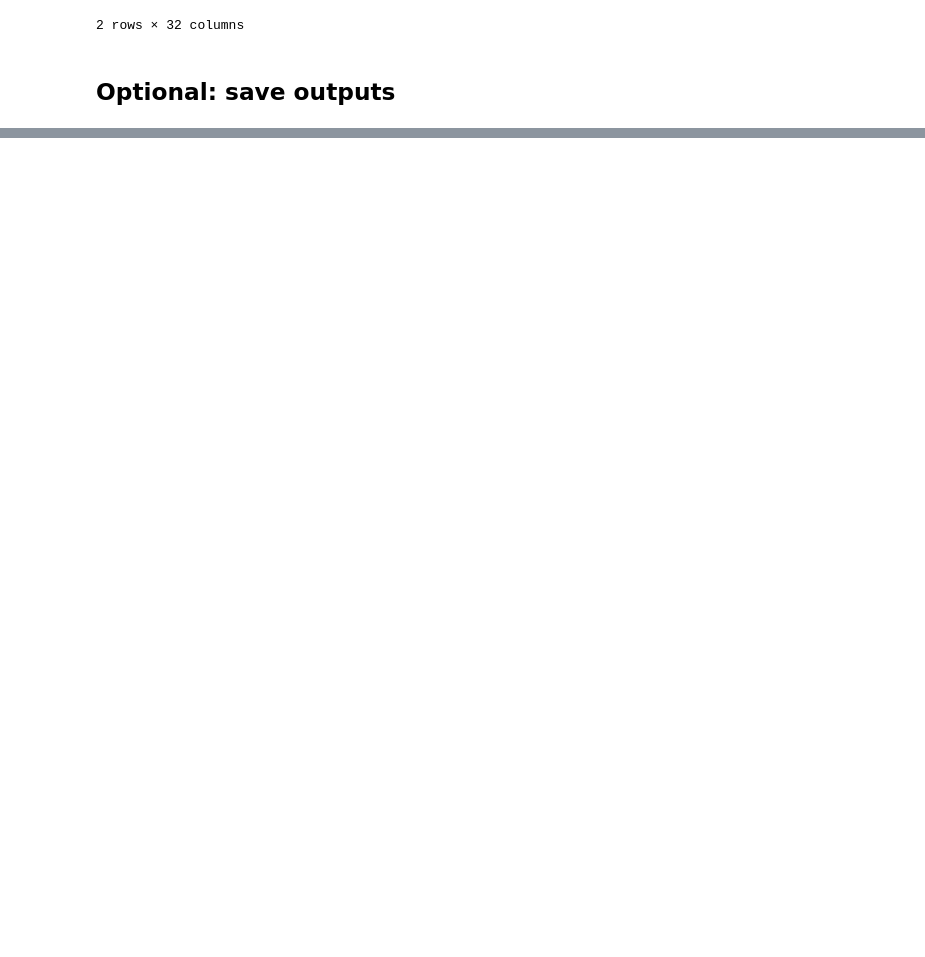
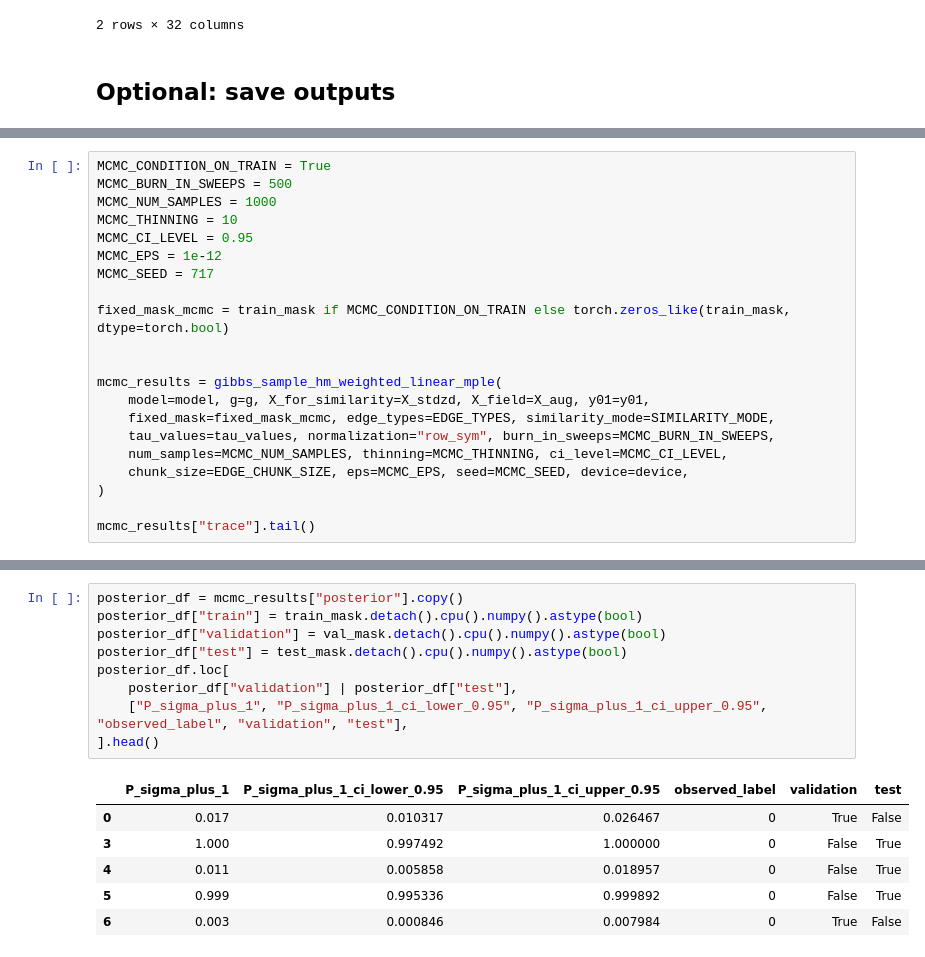
Before and after one commit to Sanchayan-Bhowal/BitcoinTransactionClassification, a Jupyter notebook: script/yelp/S_hm_weighted_linear.ipynb, the cells around one changed output, grey strips where cells are left out. Cells and saved outputs as stored; diff of their text form; blank space fills up the shorter version.

```diff
--- a/script/yelp/S_hm_weighted_linear.ipynb
+++ b/script/yelp/S_hm_weighted_linear.ipynb
@@ -958,0 +1115,21 @@ field_decomp_df.groupby("label")[[
+# %%
+MCMC_CONDITION_ON_TRAIN = True
+MCMC_BURN_IN_SWEEPS = 500
+MCMC_NUM_SAMPLES = 1000
+MCMC_THINNING = 10
+MCMC_CI_LEVEL = 0.95
+MCMC_EPS = 1e-12
+MCMC_SEED = 717
+
+fixed_mask_mcmc = train_mask if MCMC_CONDITION_ON_TRAIN else torch.zeros_like(train_mask, dtype=torch.bool)
+
+
+mcmc_results = gibbs_sample_hm_weighted_linear_mple(
+    model=model, g=g, X_for_similarity=X_stdzd, X_field=X_aug, y01=y01,
+    fixed_mask=fixed_mask_mcmc, edge_types=EDGE_TYPES, similarity_mode=SIMILARITY_MODE,
+    tau_values=tau_values, normalization="row_sym", burn_in_sweeps=MCMC_BURN_IN_SWEEPS,
+    num_samples=MCMC_NUM_SAMPLES, thinning=MCMC_THINNING, ci_level=MCMC_CI_LEVEL,
+    chunk_size=EDGE_CHUNK_SIZE, eps=MCMC_EPS, seed=MCMC_SEED, device=device,
+)
+
+mcmc_results["trace"].tail()
@@ -958,0 +1240,16 @@ field_decomp_df.groupby("label")[[
+# %%
+posterior_df = mcmc_results["posterior"].copy()
+posterior_df["train"] = train_mask.detach().cpu().numpy().astype(bool)
+posterior_df["validation"] = val_mask.detach().cpu().numpy().astype(bool)
+posterior_df["test"] = test_mask.detach().cpu().numpy().astype(bool)
+posterior_df.loc[
+    posterior_df["validation"] | posterior_df["test"],
+    ["P_sigma_plus_1", "P_sigma_plus_1_ci_lower_0.95", "P_sigma_plus_1_ci_upper_0.95", "observed_label", "validation", "test"],
+].head()
+# %% [output]
+|  | P_sigma_plus_1 | P_sigma_plus_1_ci_lower_0.95 | P_sigma_plus_1_ci_upper_0.95 | observed_label | validation | test |
+| 0 | 0.017 | 0.010317 | 0.026467 | 0 | True | False |
+| 3 | 1.000 | 0.997492 | 1.000000 | 0 | False | True |
+| 4 | 0.011 | 0.005858 | 0.018957 | 0 | False | True |
+| 5 | 0.999 | 0.995336 | 0.999892 | 0 | False | True |
+| 6 | 0.003 | 0.000846 | 0.007984 | 0 | True | False |
```
Also changed, not shown: parts of 18 cells of this notebook, 7 other files.
